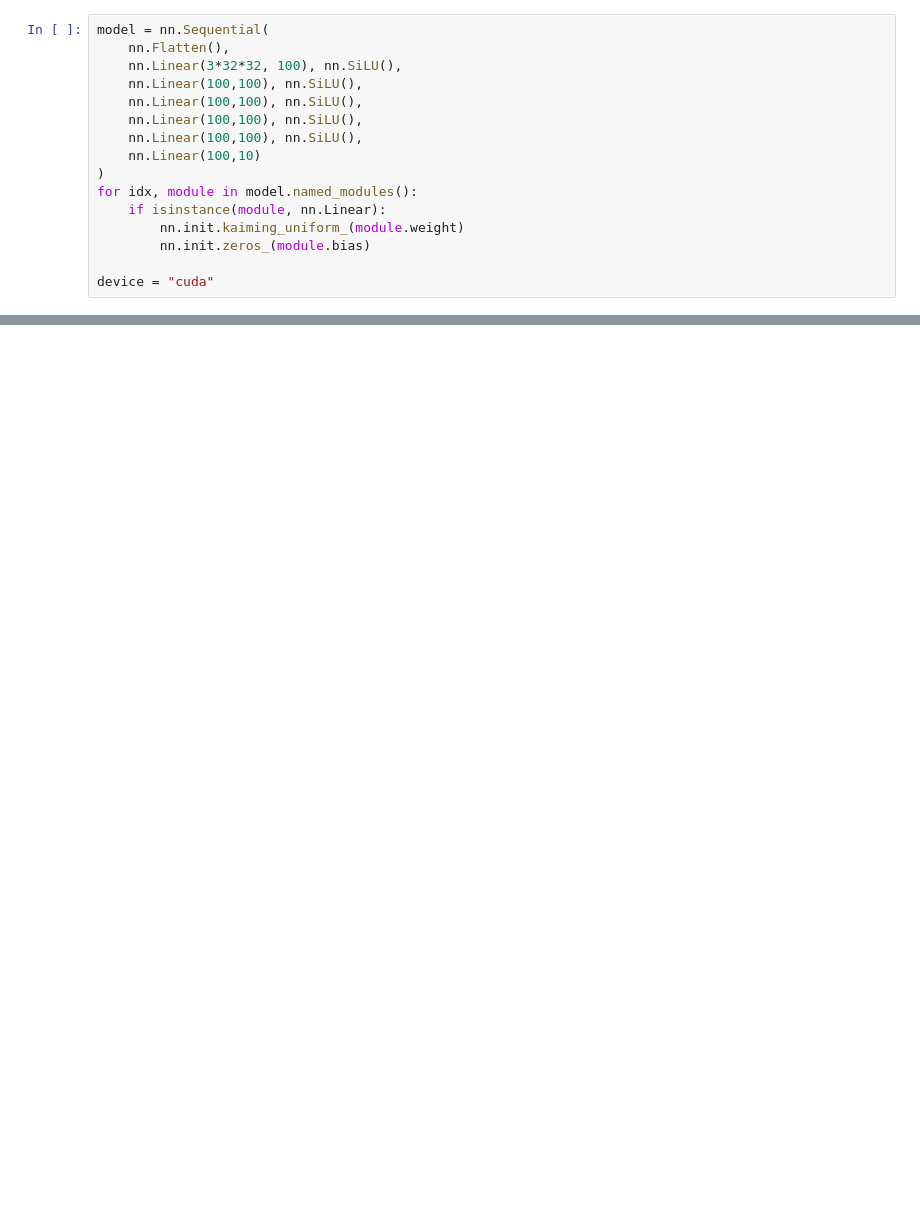
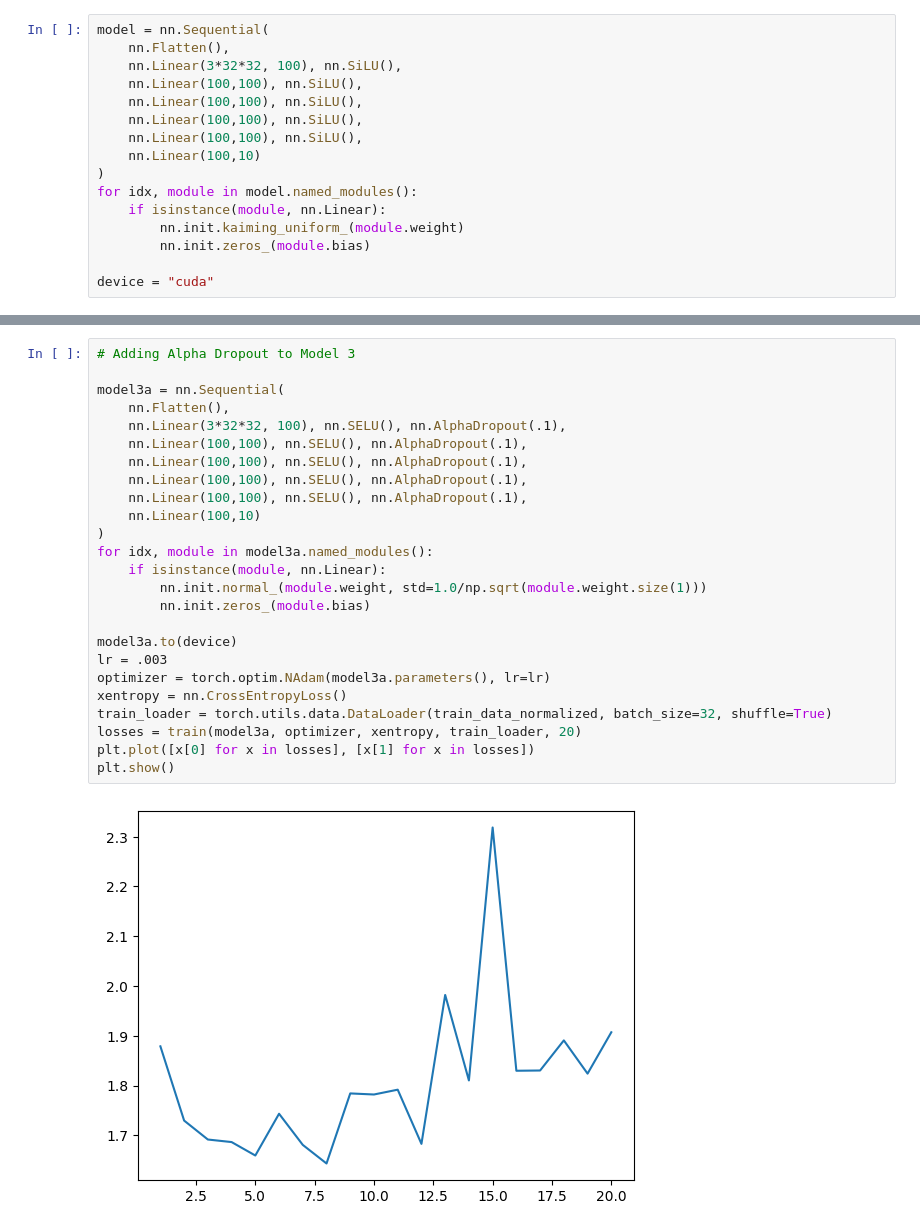
Before and after one commit to willhar/MLNotes, a Jupyter notebook: exercises/DeepImageNN.ipynb, the cells around one changed output, grey strips where cells are left out. Saved outputs shown, nothing was run; the diff lists cells and outputs as text; blank space fills up the shorter version.

```diff
--- a/exercises/DeepImageNN.ipynb
+++ b/exercises/DeepImageNN.ipynb
@@ -65,0 +182,27 @@ KeyboardInterrupt:
+# %%
+# Adding Alpha Dropout to Model 3
+
+model3a = nn.Sequential(
+    nn.Flatten(),
+    nn.Linear(3*32*32, 100), nn.SELU(), nn.AlphaDropout(.1),
+    nn.Linear(100,100), nn.SELU(), nn.AlphaDropout(.1),
+    nn.Linear(100,100), nn.SELU(), nn.AlphaDropout(.1),
+    nn.Linear(100,100), nn.SELU(), nn.AlphaDropout(.1),
+    nn.Linear(100,100), nn.SELU(), nn.AlphaDropout(.1),
+    nn.Linear(100,10)
+)
+for idx, module in model3a.named_modules():
+    if isinstance(module, nn.Linear):
+        nn.init.normal_(module.weight, std=1.0/np.sqrt(module.weight.size(1)))
+        nn.init.zeros_(module.bias)
+
+model3a.to(device)
+lr = .003
+optimizer = torch.optim.NAdam(model3a.parameters(), lr=lr)
+xentropy = nn.CrossEntropyLoss()
+train_loader = torch.utils.data.DataLoader(train_data_normalized, batch_size=32, shuffle=True)
+losses = train(model3a, optimizer, xentropy, train_loader, 20)
+plt.plot([x[0] for x in losses], [x[1] for x in losses])
+plt.show()
+# %% [output]
+[figure, added]
```
Also changed, not shown: parts of 11 cells of this notebook.
